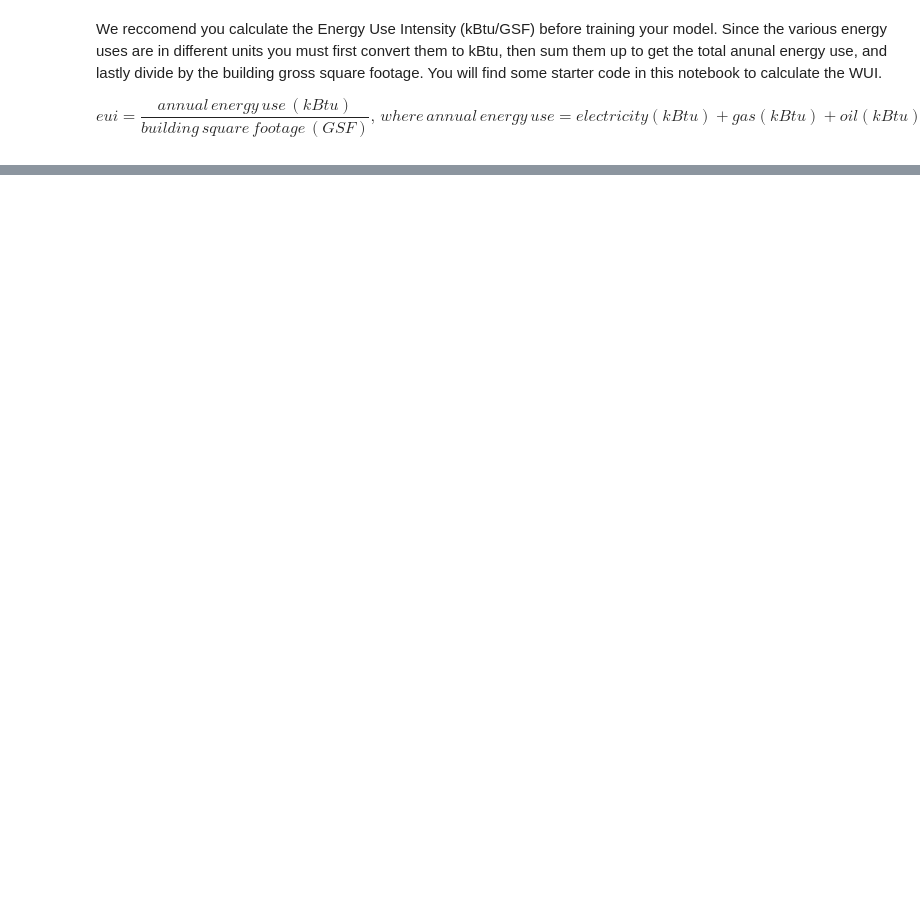
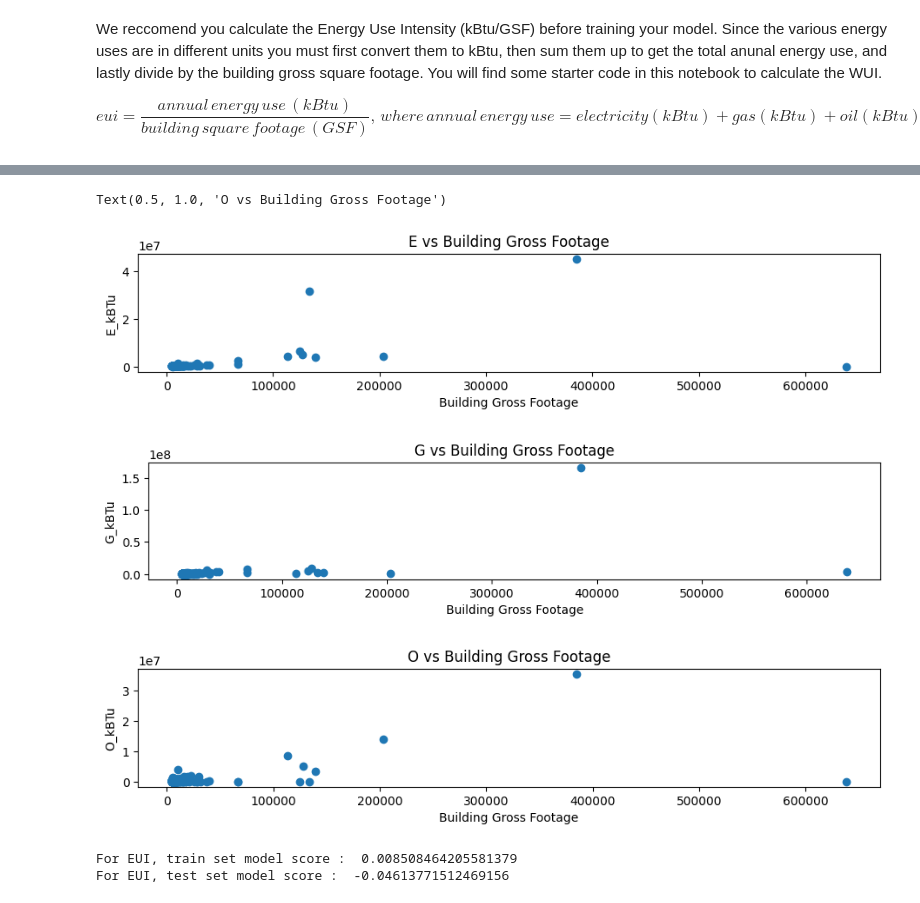
Before and after one commit to akarvinR/backtracking-buildings-emissions, a Jupyter notebook: calculate_eui.ipynb, the cells around one changed output, grey strips where cells are left out. Drawn from its saved outputs; the diff is of its cells as text; code cells hidden in the pictures; blank space fills up the shorter version.

```diff
--- a/calculate_eui.ipynb
+++ b/calculate_eui.ipynb
@@ -76,0 +199,4 @@ research_df.head(5)
+# %%
+# read the building data from a CSV file
+residential_df = pd.read_csv('./data/residential.csv')
+residential_df.count()
@@ -76,0 +212,6 @@ research_df.head(5)
+# %%
+
+residential_df.dropna(inplace=True)
+# %%
+x = residential_df.iloc[-2]
+eui(x['E_kBTu'], x['G_kBTu'], x['O_kBTu'], x['Building Gross Footage'])
@@ -76,0 +220,8 @@ research_df.head(5)
+# %%
+#converting the lectricity, oil and gas to kBTu
+residential_df['E_kBTu'] = residential_df['E (kWh)'].apply(kWh_to_kBTu)
+residential_df['G_kBTu'] = residential_df['G(therms)'].apply(therms_to_kBTu)
+residential_df['O_kBTu'] = residential_df['O(gallon)'].apply(gallons_to_kBTu)
+residential_df['eui'] = residential_df.apply(lambda x : eui(x['E_kBTu'], 0, x['O_kBTu'], x['Building Gross Footage']),axis=1)
+
+residential_df
@@ -76,0 +257,48 @@ research_df.head(5)
+# %%
+
+import matplotlib.pyplot as plt
+plt.figure(figsize=(11,6))
+plt.subplot(3,1,1)
+plt1=plt.scatter(residential_df['Building Gross Footage'],residential_df['E_kBTu'])
+plt.ylabel("E_kBTu")
+plt.xlabel('Building Gross Footage')
+plt.title("E vs Building Gross Footage")
+
+plt.figure(figsize=(11,6))
+plt.subplot(3,1,2)
+plt1=plt.scatter(residential_df['Building Gross Footage'],residential_df['G_kBTu'])
+plt.ylabel("G_kBTu")
+plt.xlabel('Building Gross Footage')
+plt.title("G vs Building Gross Footage")
+
+plt.figure(figsize=(11,6))
+plt.subplot(3,1,3)
+plt1=plt.scatter(residential_df['Building Gross Footage'],residential_df['O_kBTu'])
+plt.ylabel("O_kBTu")
+plt.xlabel('Building Gross Footage')
+plt.title("O vs Building Gross Footage")
+# %% [output]
+Text(0.5, 1.0, 'O vs Building Gross Footage')
+[figure, added]
+[figure, added]
+[figure, added]
+# %%
+X = residential_df['Building Gross Footage']
+y_eui = residential_df['eui']
+X = np.array(X)
+y_eui = np.array(y_eui)
+# create a linear regression model and fit it to the training dataset
+model = LinearRegression()
+
+
+from sklearn.model_selection import train_test_split
+X = X.reshape(-1,1)
+y = y_eui.reshape(-1,1)
+trainX, testX, trainY, testY = train_test_split(X,y,  test_size= 0.2)
+model.fit(trainX, trainY)
+print("For EUI, train set model score : ", model.score(trainX, trainY))
+print("For EUI, test set model score : ",model.score(testX,testY))
+# model.predict(X)
+# %% [output]
+For EUI, train set model score :  0.008508464205581379
+For EUI, test set model score :  -0.04613771512469156
```
Also changed, not shown: parts of 14 cells of this notebook.
